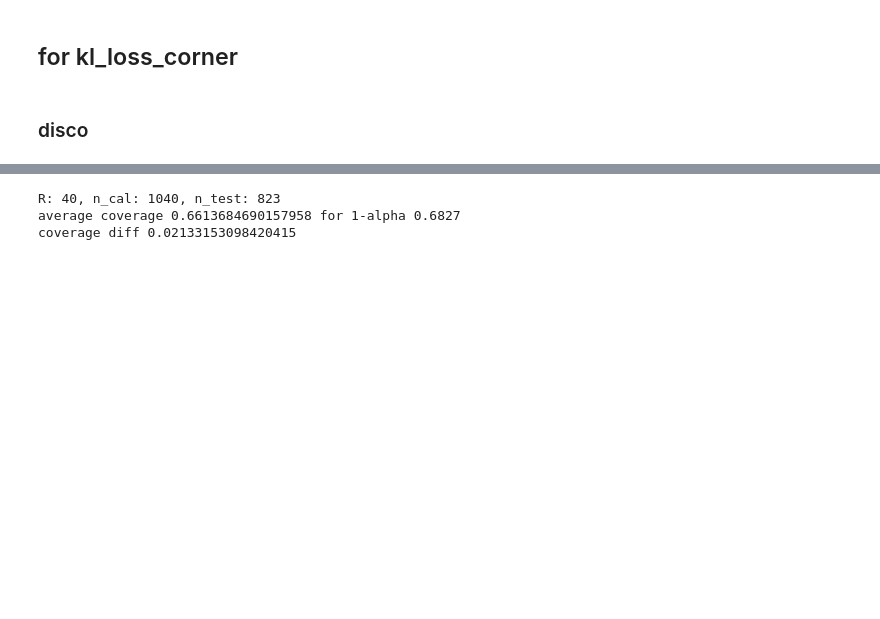
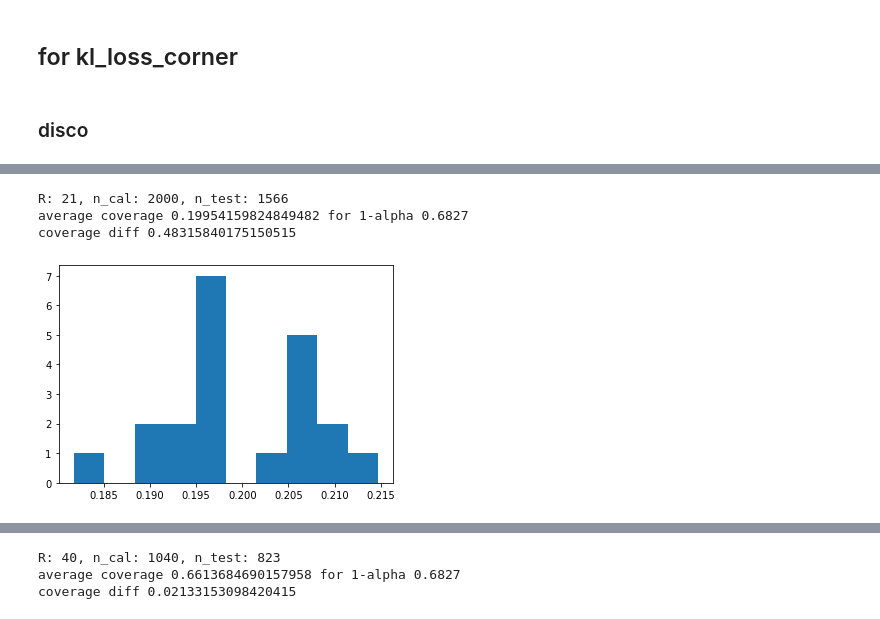
Before and after one commit to susanbao/coperception_mod, a Jupyter notebook: tools/det/compute_coverage_cp.ipynb, the cells around one changed output, grey strips where cells are left out. Drawn from its saved outputs; the diff is of its cells as text; code cells hidden in the pictures; blank space fills up the shorter version.

```diff
--- a/tools/det/compute_coverage_cp.ipynb
+++ b/tools/det/compute_coverage_cp.ipynb
@@ -61,0 +99,11 @@ def show_coverage(data_path_cal, data_path_test, alpha, ty = 0, R=20, n=2000):
+# %%
+# without conformal prediction
+data_path_cal = "check/check_loss_two_step_corner_val/disco/no_rsu/match_all_data_100_5.npy"
+data_path_test = "check/check_loss_two_step_corner/disco/no_rsu/match_all_data_100_5.npy"
+confident_range = 0.6827
+average_coverage = show_coverage_wo_cp(data_path_cal, data_path_test, 1-confident_range, ty=1, n=2000)
+# %% [output]
+R: 21, n_cal: 2000, n_test: 1566
+average coverage 0.19954159824849482 for 1-alpha 0.6827
+coverage diff 0.48315840175150515
+[figure, added]
```
Also changed, not shown: parts of 15 cells of this notebook.
